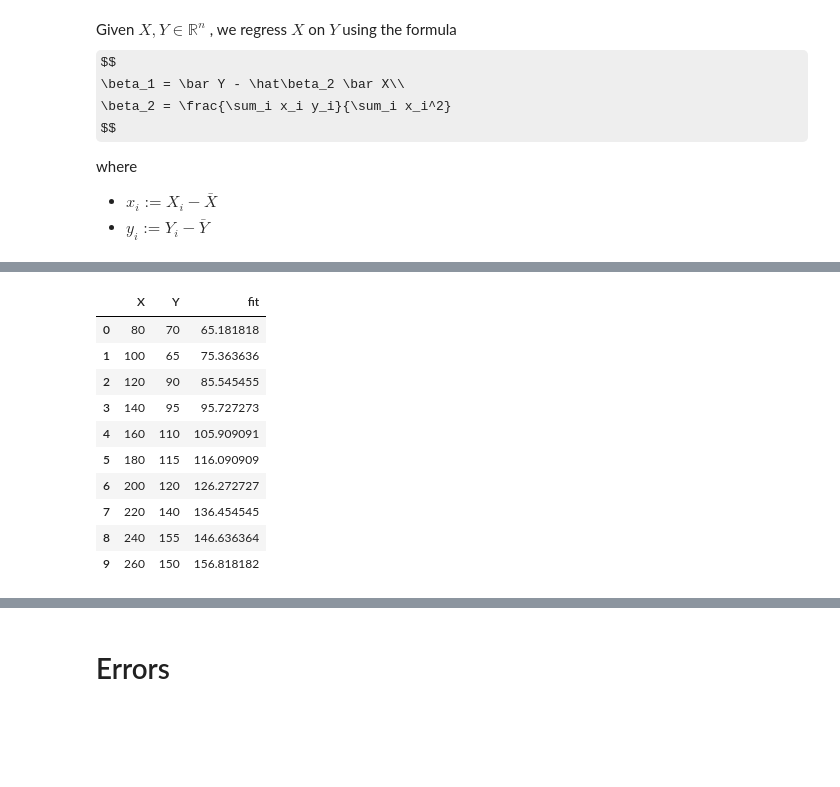
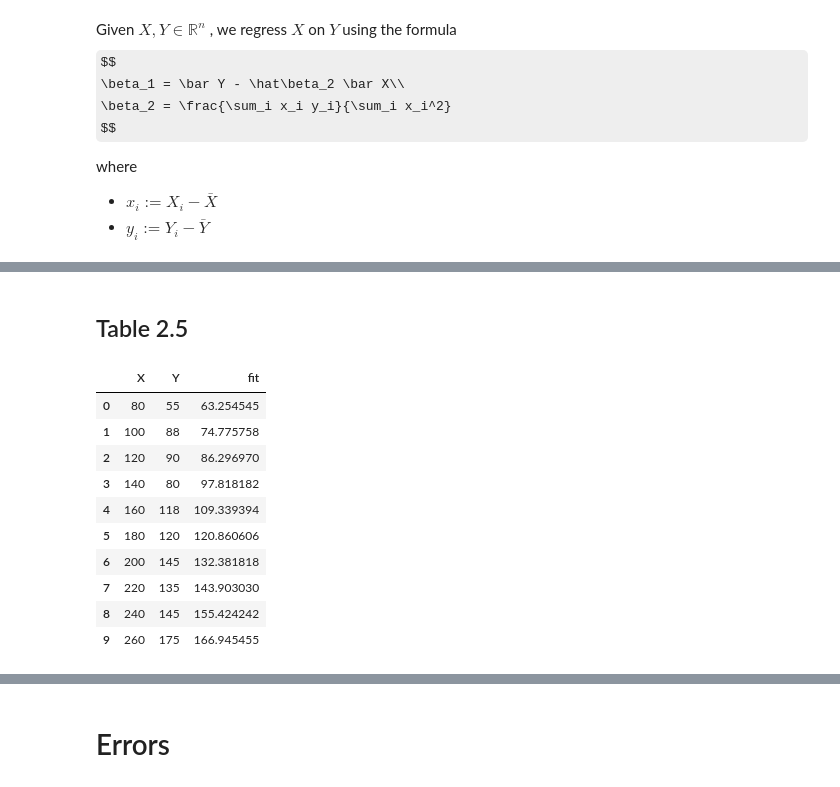
Before and after one commit to gerdm/UMA, a Jupyter notebook: econometrics/Regression Analysis.ipynb, the cells around one changed output, grey strips where cells are left out. Drawn from its saved outputs; the diff is of its cells as text; code cells hidden in the pictures; some formulas as TeX source; blank space fills up the shorter version.

```diff
--- a/econometrics/Regression Analysis.ipynb
+++ b/econometrics/Regression Analysis.ipynb
@@ -44 +56,3 @@ beta1 = lambda X, Y: np.mean(Y) - beta2(X, Y) * np.mean(X)
+# %% [markdown]
+## Table 2.5
 # %%
@@ -47,16 +60,16 @@ t25["fit"] = beta1(**t25) + beta2(**t25) * t25.X
-# %%
-t24
-# %% [output]
-|  | X | Y | fit |
-| 0 | 80 | 70 | 65.181818 |
-| 1 | 100 | 65 | 75.363636 |
-| 2 | 120 | 90 | 85.545455 |
-| 3 | 140 | 95 | 95.727273 |
-| 4 | 160 | 110 | 105.909091 |
-| 5 | 180 | 115 | 116.090909 |
-| 6 | 200 | 120 | 126.272727 |
-| 7 | 220 | 140 | 136.454545 |
-| 8 | 240 | 155 | 146.636364 |
-| 9 | 260 | 150 | 156.818182 |
+# %%
+t25
+# %% [output]
+|  | X | Y | fit |
+| 0 | 80 | 55 | 63.254545 |
+| 1 | 100 | 88 | 74.775758 |
+| 2 | 120 | 90 | 86.296970 |
+| 3 | 140 | 80 | 97.818182 |
+| 4 | 160 | 118 | 109.339394 |
+| 5 | 180 | 120 | 120.860606 |
+| 6 | 200 | 145 | 132.381818 |
+| 7 | 220 | 135 | 143.903030 |
+| 8 | 240 | 145 | 155.424242 |
+| 9 | 260 | 175 | 166.945455 |
 # %%
 plt.figure(dpi=100)
```
Also changed, not shown: parts of 13 cells of this notebook, 4 other files.
